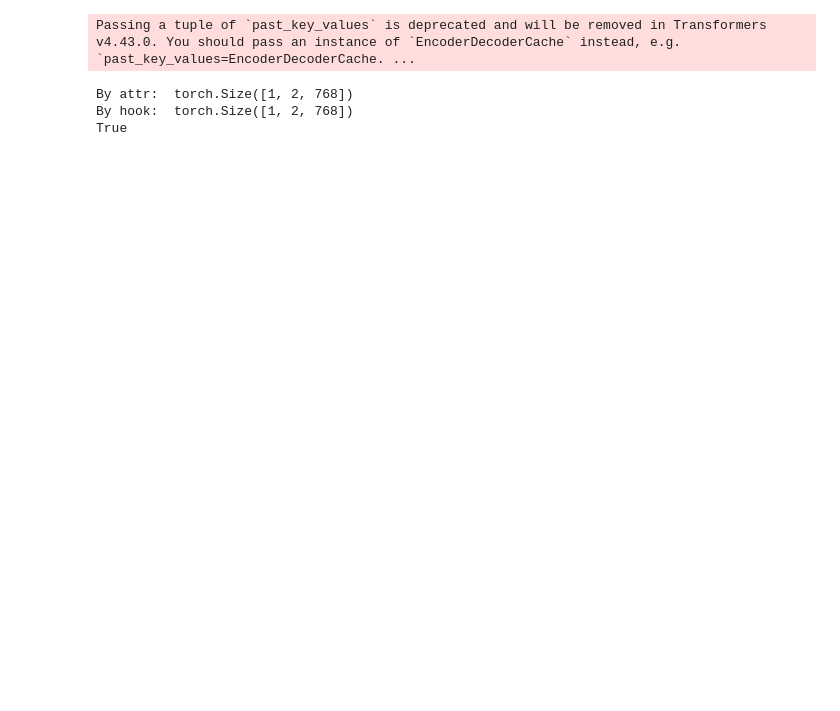
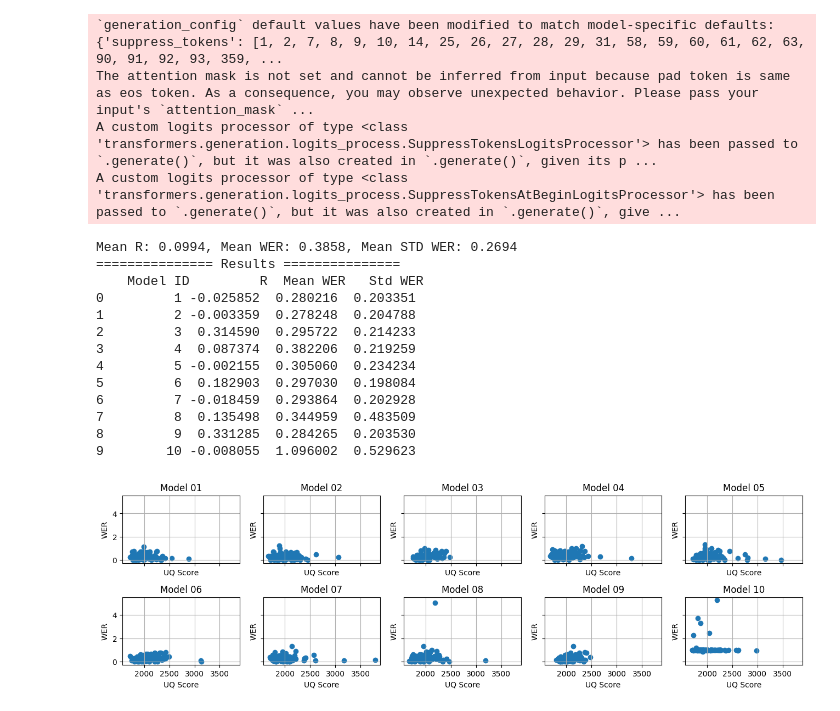
Before and after one commit to eralmual/uq-speech-to-text, a Jupyter notebook: FDUQ.ipynb, the cells around one changed output. Cells and saved outputs as stored; diff of their text form; code cells hidden in the pictures; blank space fills up the shorter version.

```diff
--- a/FDUQ.ipynb
+++ b/FDUQ.ipynb
@@ -61,15 +12,28 @@ test_ds, test_audios = Dataloader.load_uq_partitions("test", 1, 11)
-# %%
-# Validate that using .last_hidden_state is equal to using the layer name
-hooked_model = IntermediateLayerGetter(model_wrap.model, ["decoder.layer_norm"])
-input_features = model_wrap.feature_extractor(test_audios[0][0], return_tensors="pt", sampling_rate = model_wrap.sampling_rate).input_features.to(avail_dev)
-decoder_input_ids = torch.tensor([[1, 1]], device=avail_dev) * model_wrap.model.config.decoder_start_token_id
-by_attr = model_wrap.model(input_features, decoder_input_ids = decoder_input_ids).last_hidden_state
-by_hook = hooked_model(input_features, decoder_input_ids = decoder_input_ids)[0]
-print("By attr: ", by_attr.shape)
-print("By hook: ", by_hook["decoder.layer_norm"].shape)
-print(torch.equal(by_attr, by_hook["decoder.layer_norm"]))
-# %% [output]
-Passing a tuple of `past_key_values` is deprecated and will be removed in Transformers v4.43.0. You should pass an instance of `EncoderDecoderCache` instead, e.g. `past_key_values=EncoderDecoderCache. ...
-By attr:  torch.Size([1, 2, 768])
-By hook:  torch.Size([1, 2, 768])
-True
+# %%
+# Single layers single channel mean reduction
+kwargs = {  "target_layers":      ['decoder.layers.0.final_layer_norm'],
+            "embedding_filter":   lambda x: x[0, 0, :].cpu().detach()
+        }
+exp_name = "decl_0_fln-baseline"
+model_path = os.path.normpath(r"C:\Users\erick\OneDrive\Documents\modelos")
+
+run_experiment(exp_name, f"results/{exp_name}", avail_dev, **kwargs)
+# %% [output]
+`generation_config` default values have been modified to match model-specific defaults: {'suppress_tokens': [1, 2, 7, 8, 9, 10, 14, 25, 26, 27, 28, 29, 31, 58, 59, 60, 61, 62, 63, 90, 91, 92, 93, 359, ...
+The attention mask is not set and cannot be inferred from input because pad token is same as eos token. As a consequence, you may observe unexpected behavior. Please pass your input's `attention_mask` ...
+A custom logits processor of type <class 'transformers.generation.logits_process.SuppressTokensLogitsProcessor'> has been passed to `.generate()`, but it was also created in `.generate()`, given its p ...
+A custom logits processor of type <class 'transformers.generation.logits_process.SuppressTokensAtBeginLogitsProcessor'> has been passed to `.generate()`, but it was also created in `.generate()`, give ...
+Mean R: 0.0994, Mean WER: 0.3858, Mean STD WER: 0.2694
+=============== Results ===============
+    Model ID         R  Mean WER   Std WER
+0         1 -0.025852  0.280216  0.203351
+1         2 -0.003359  0.278248  0.204788
+2         3  0.314590  0.295722  0.214233
+3         4  0.087374  0.382206  0.219259
+4         5 -0.002155  0.305060  0.234234
+5         6  0.182903  0.297030  0.198084
+6         7 -0.018459  0.293864  0.202928
+7         8  0.135498  0.344959  0.483509
+8         9  0.331285  0.284265  0.203530
+9        10 -0.008055  1.096002  0.529623
+[figure, added]
```
Also changed, not shown: parts of 13 cells of this notebook, 4 other files.
